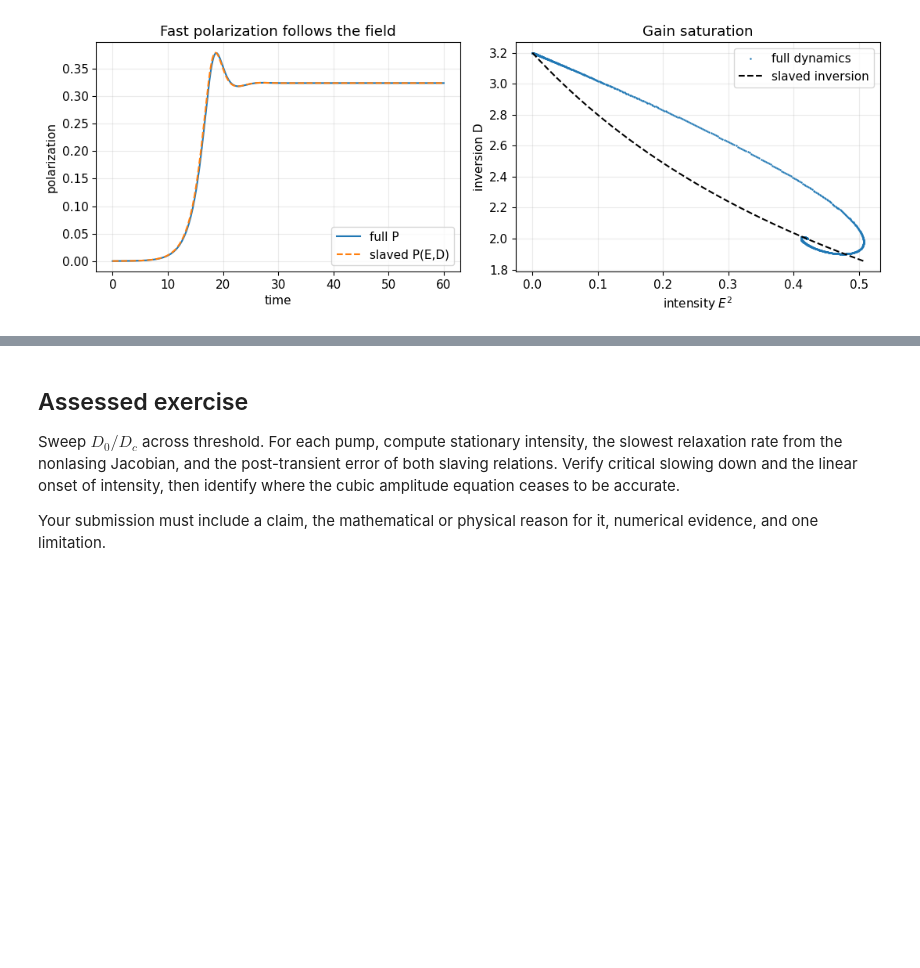
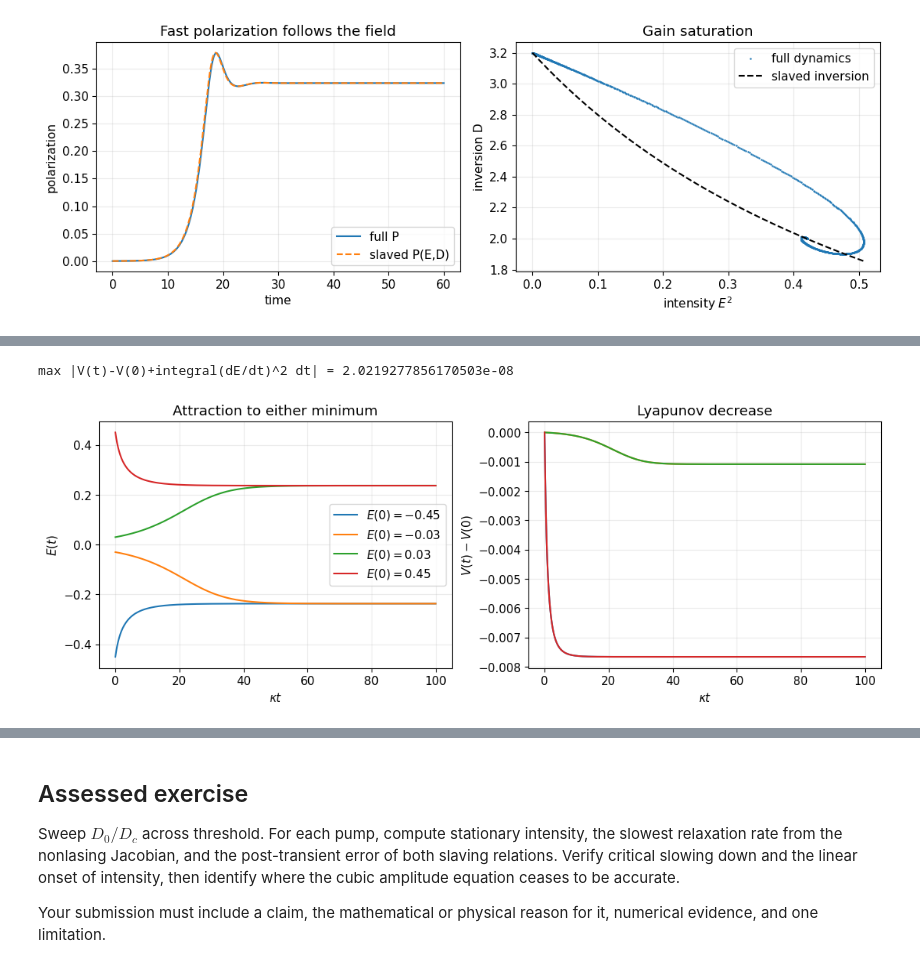
Before and after one commit to kulinskij-tech/Synergetics, a Jupyter notebook: syn_py/syn_01_foundations.ipynb, the cells around one changed output, grey strips where cells are left out. Drawn from its saved outputs; the diff is of its cells as text; code cells hidden in the pictures; blank space fills up the shorter version.

```diff
--- a/syn_py/syn_01_foundations.ipynb
+++ b/syn_py/syn_01_foundations.ipynb
@@ -357,0 +440,31 @@ plt.tight_layout()
+# %%
+# gradient_lyapunov: fixed controls; change initial fields and rerun.
+from scipy.integrate import cumulative_trapezoid
+mu_demo = 0.08*kap
+times_gradient = np.linspace(0, 100/kap, 24001)
+fig, axes = plt.subplots(1, 2, figsize=(11, 4), constrained_layout=True)
+lyapunov_errors = []
+for initial_field in [-0.45, -0.03, 0.03, 0.45]:
+    trajectory = solve_ivp(
+        lambda t, y: mu_demo*y-beta_c*y**3,
+        (times_gradient[0], times_gradient[-1]), [initial_field],
+        t_eval=times_gradient, rtol=1e-10, atol=1e-12)
+    assert trajectory.success, trajectory.message
+    field_path = trajectory.y[0]
+    potential_path = gradient_potential(field_path, mu_demo)
+    drift_path = mu_demo*field_path-beta_c*field_path**3
+    balance = potential_path-potential_path[0] + cumulative_trapezoid(
+        drift_path**2, times_gradient, initial=0)
+    lyapunov_errors.append(np.max(np.abs(balance)))
+    assert np.max(np.diff(potential_path)) < 1e-10
+    axes[0].plot(times_gradient*kap, field_path, label=fr'$E(0)={initial_field}$')
+    axes[1].plot(times_gradient*kap, potential_path-potential_path[0])
+axes[0].set(xlabel=r'$\kappa t$', ylabel=r'$E(t)$', title='Attraction to either minimum')
+axes[0].legend()
+axes[1].set(xlabel=r'$\kappa t$', ylabel=r'$V(t)-V(0)$', title='Lyapunov decrease')
+print('max |V(t)-V(0)+integral(dE/dt)^2 dt| =', max(lyapunov_errors))
+assert max(lyapunov_errors) < 1e-7
+plt.show()
+# %% [output]
+max |V(t)-V(0)+integral(dE/dt)^2 dt| = 2.0219277856170503e-08
+[figure, added]
```
Also changed, not shown: parts of 6 cells of this notebook, 1 other file.
